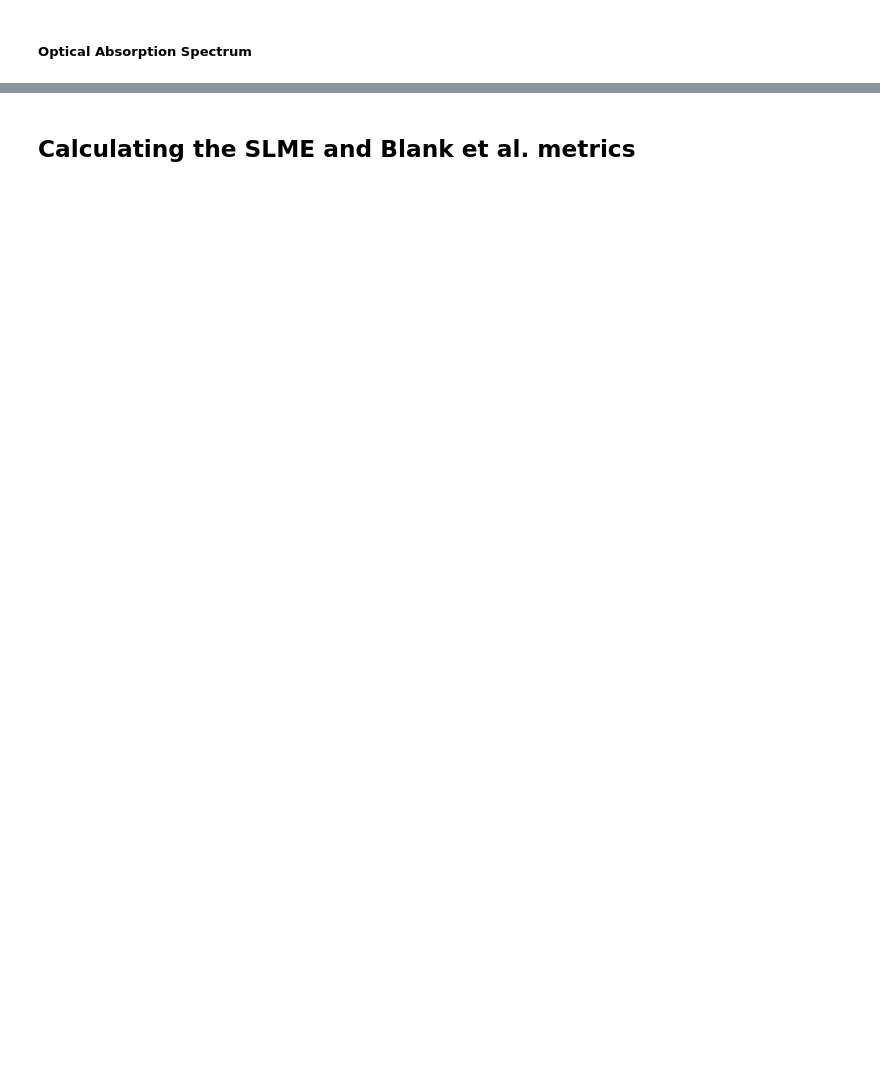
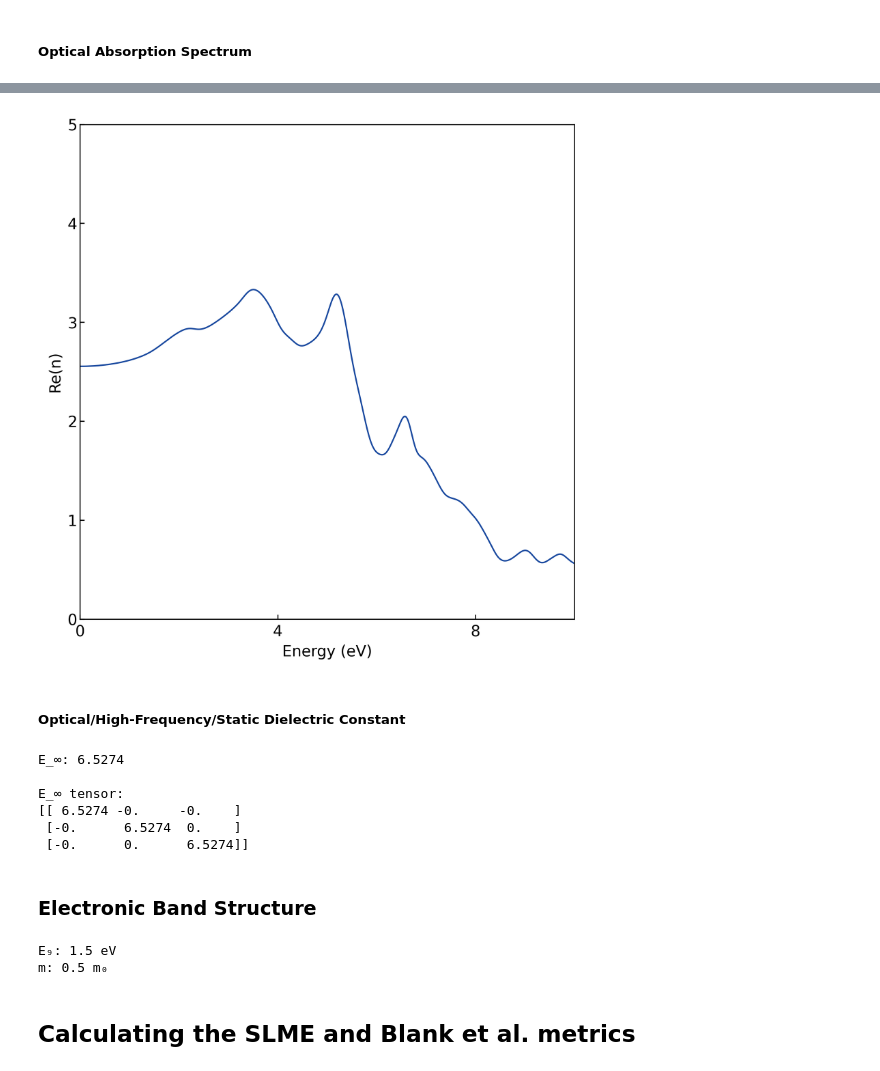
Before and after one commit to SMTG-Bham/solphin, a Jupyter notebook: tutorial/tutorial.ipynb, the cells around one changed output, grey strips where cells are left out. Drawn from its saved outputs; the diff is of its cells as text; code cells hidden in the pictures; blank space fills up the shorter version.

Commit message:
Extracting dielectric constant for FOM

```diff
--- a/tutorial/tutorial.ipynb
+++ b/tutorial/tutorial.ipynb
@@ -92,3 +100,41 @@ optics.plot_absorption(filename=f'{optics_directory}/vasprun.xml', xmax=5)
+# %%
+from sumo.cli.optplot import optplot
+
+optplot(modes=["n_real"], filenames=f'{optics_directory}/vasprun.xml', xmin=0, xmax=10, ymax=5, gaussian=0.1)
+# %% [output]
+[figure, added]
+# %% [markdown]
+##### Optical/High-Frequency/Static Dielectric Constant
+# %%
+eps_inf, eps_inf_tensor, _, _, _ = optics.calc_dielectric(filename=f'{optics_directory}/vasprun.xml')
+
+print("E_∞:", eps_inf)
+
+print("")
+print("E_∞ tensor:")
+print(eps_inf_tensor)
+# %% [output]
+E_∞: 6.5274
+
+E_∞ tensor:
+[[ 6.5274 -0.     -0.    ]
+ [-0.      6.5274  0.    ]
+ [-0.      0.      6.5274]]
+# %% [markdown]
+### Electronic Band Structure
+# %%
+# call code to plot band structure (with dos if applicable)
+
+# call code to extract band gap and effective mass
+
+E_gap = 1.5
+eff_mass = 0.5
+
+print("E₉:", E_gap, "eV")
+print("m:", eff_mass, "m₀")
+# %% [output]
+E₉: 1.5 eV
+m: 0.5 m₀
 # %% [markdown]
 ## Calculating the SLME and Blank et al. metrics
 # %%
```
Also changed, not shown: parts of 15 cells of this notebook, 3 other files.
